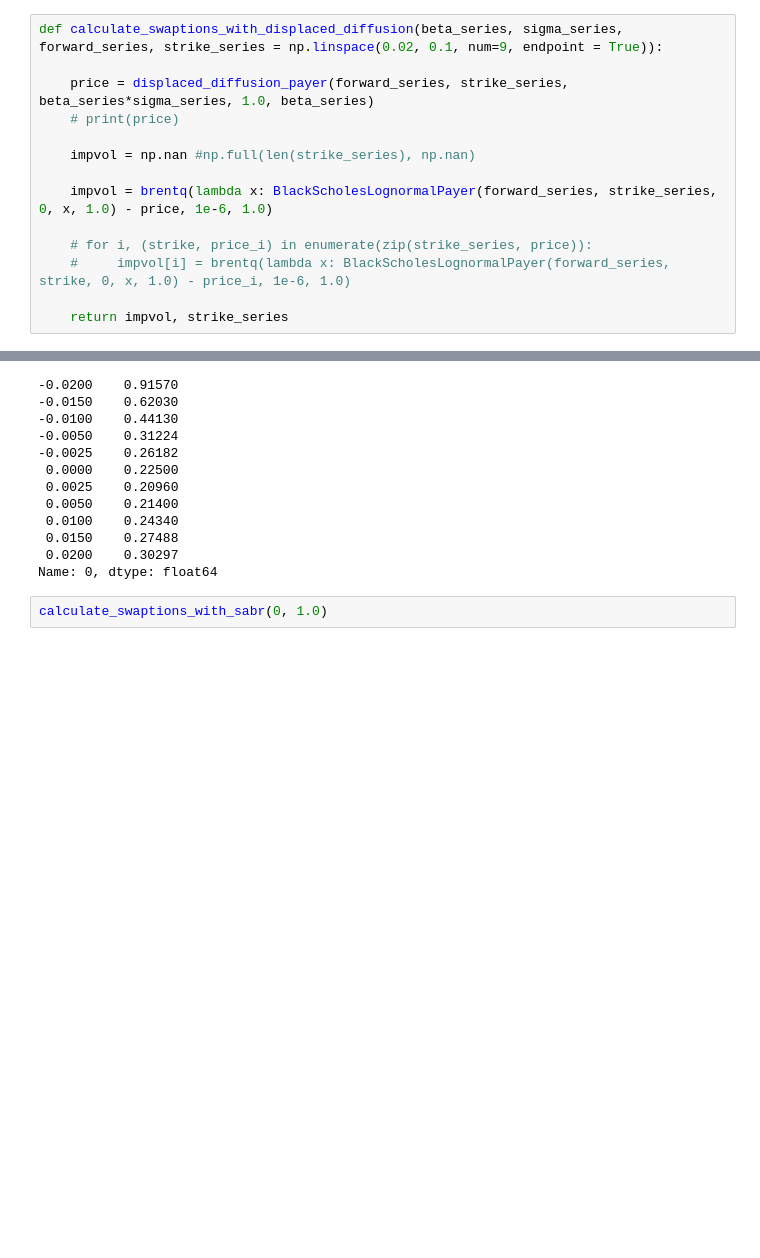
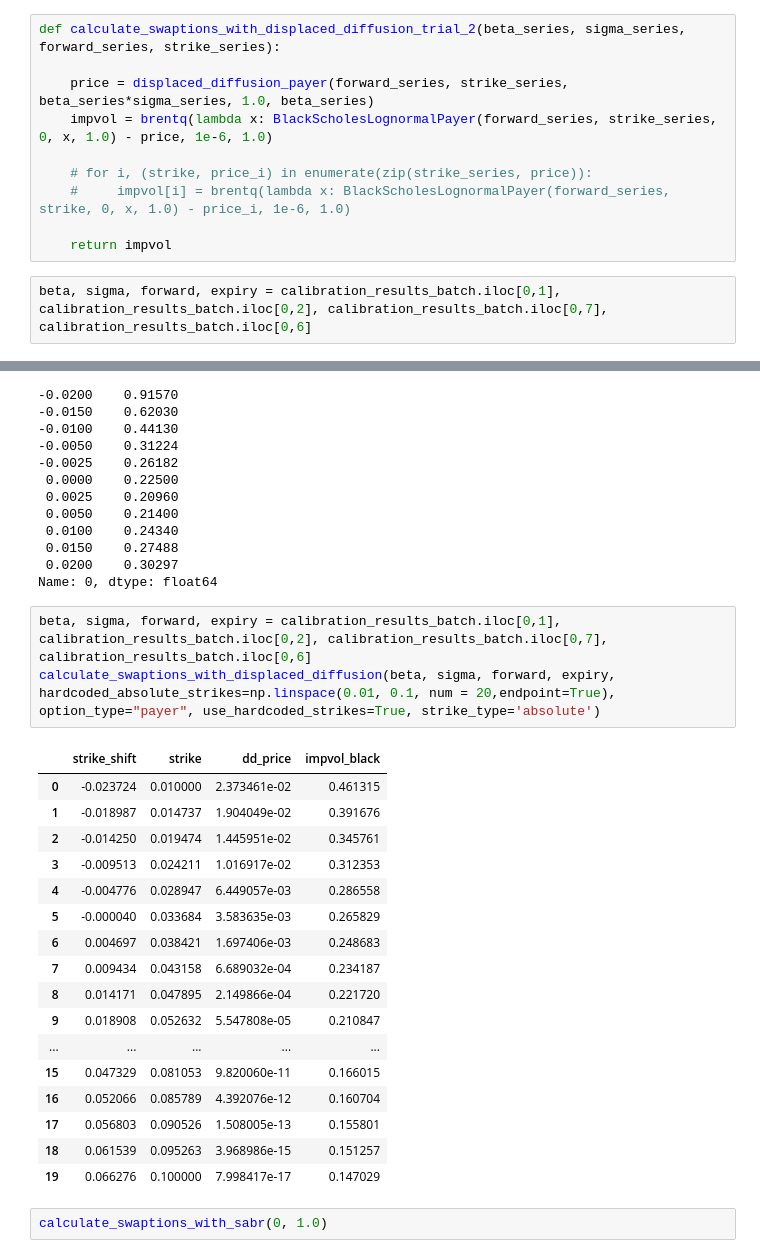
Before and after one commit to Gregtwl/QF605_Assignment, a Jupyter notebook: Answer_Deck_Part2.ipynb, the cells around one changed output, grey strips where cells are left out. Drawn from its saved outputs; the diff is of its cells as text; blank space fills up the shorter version.

Commit message:
Calibration for displaced-diffusion model completed. Just need to extend to 10x10 and 30x30

```diff
--- a/Answer_Deck_Part2.ipynb
+++ b/Answer_Deck_Part2.ipynb
@@ -949,14 +967,12 @@ df_bps
 # %%
-def calculate_swaptions_with_displaced_diffusion(beta_series, sigma_series, forward_series, strike_series = np.linspace(0.02, 0.1, num=9, endpoint = True)):
+def calculate_swaptions_with_displaced_diffusion_trial_2(beta_series, sigma_series, forward_series, strike_series):
 
     price = displaced_diffusion_payer(forward_series, strike_series, beta_series*sigma_series, 1.0, beta_series)
-    # print(price)
-
-    impvol = np.nan #np.full(len(strike_series), np.nan)
-
     impvol = brentq(lambda x: BlackScholesLognormalPayer(forward_series, strike_series, 0, x, 1.0) - price, 1e-6, 1.0)
 
     # for i, (strike, price_i) in enumerate(zip(strike_series, price)):
     #     impvol[i] = brentq(lambda x: BlackScholesLognormalPayer(forward_series, strike, 0, x, 1.0) - price_i, 1e-6, 1.0)
 
-    return impvol, strike_series
+    return impvol
+# %%
+beta, sigma, forward, expiry = calibration_results_batch.iloc[0,1], calibration_results_batch.iloc[0,2], calibration_results_batch.iloc[0,7], calibration_results_batch.iloc[0,6]
@@ -978,6 +1118,27 @@ df_bps.iloc[0]  # Forward starts at 0.3
  0.0150    0.27488
  0.0200    0.30297
 Name: 0, dtype: float64
+# %%
+beta, sigma, forward, expiry = calibration_results_batch.iloc[0,1], calibration_results_batch.iloc[0,2], calibration_results_batch.iloc[0,7], calibration_results_batch.iloc[0,6]
+calculate_swaptions_with_displaced_diffusion(beta, sigma, forward, expiry, hardcoded_absolute_strikes=np.linspace(0.01, 0.1, num = 20,endpoint=True), option_type="payer", use_hardcoded_strikes=True, strike_type='absolute')
+# %% [output]
+|  | strike_shift | strike | dd_price | impvol_black |
+| 0 | -0.023724 | 0.010000 | 2.373461e-02 | 0.461315 |
+| 1 | -0.018987 | 0.014737 | 1.904049e-02 | 0.391676 |
+| 2 | -0.014250 | 0.019474 | 1.445951e-02 | 0.345761 |
+| 3 | -0.009513 | 0.024211 | 1.016917e-02 | 0.312353 |
+| 4 | -0.004776 | 0.028947 | 6.449057e-03 | 0.286558 |
+| 5 | -0.000040 | 0.033684 | 3.583635e-03 | 0.265829 |
+| 6 | 0.004697 | 0.038421 | 1.697406e-03 | 0.248683 |
+| 7 | 0.009434 | 0.043158 | 6.689032e-04 | 0.234187 |
+| 8 | 0.014171 | 0.047895 | 2.149866e-04 | 0.221720 |
+| 9 | 0.018908 | 0.052632 | 5.547808e-05 | 0.210847 |
+| ... | ... | ... | ... | ... |
+| 15 | 0.047329 | 0.081053 | 9.820060e-11 | 0.166015 |
+| 16 | 0.052066 | 0.085789 | 4.392076e-12 | 0.160704 |
+| 17 | 0.056803 | 0.090526 | 1.508005e-13 | 0.155801 |
+| 18 | 0.061539 | 0.095263 | 3.968986e-15 | 0.151257 |
+| 19 | 0.066276 | 0.100000 | 7.998417e-17 | 0.147029 |
 # %%
 calculate_swaptions_with_sabr(0, 1.0)
 # %% [output]
```
Also changed, not shown: parts of 10 cells of this notebook, 1 other file.
